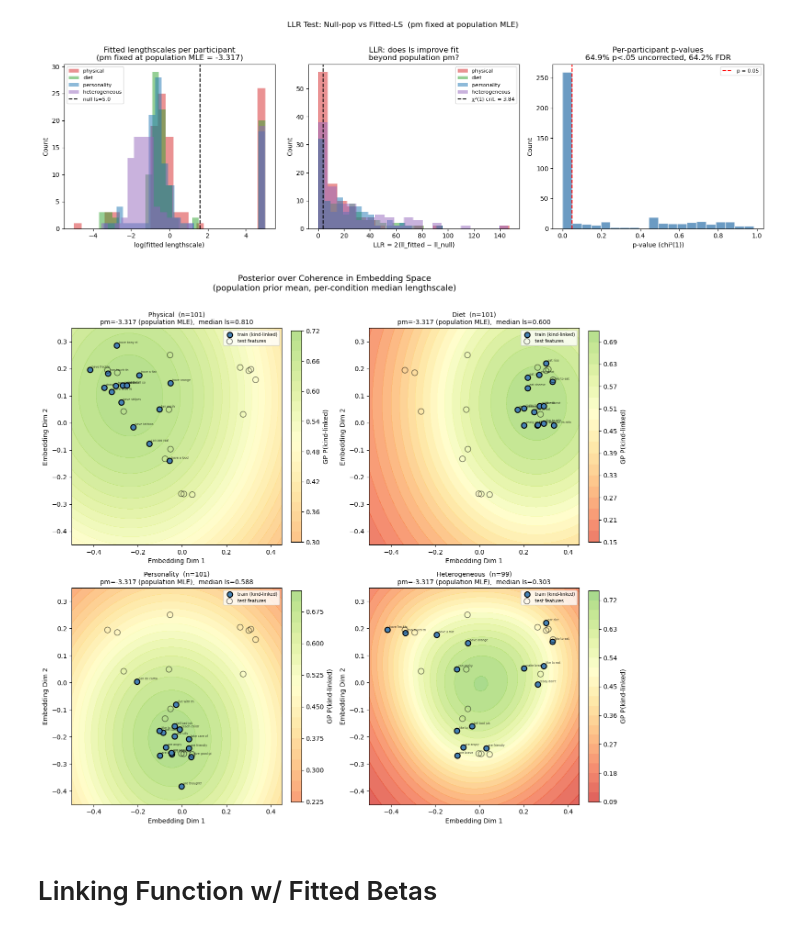
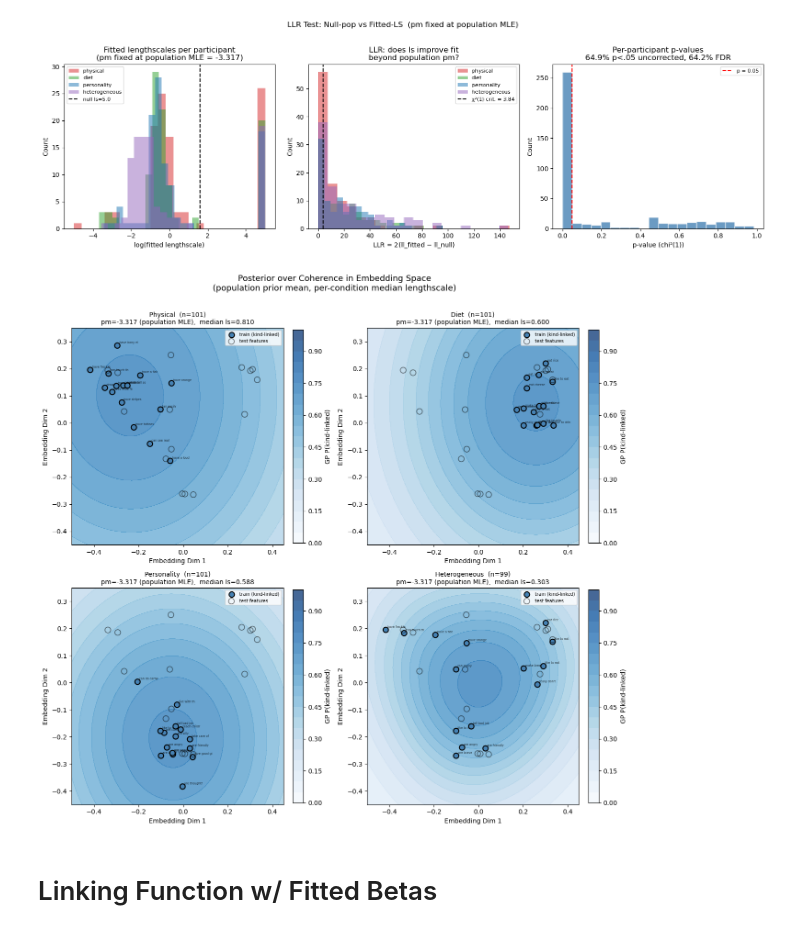
Before and after one commit to mariannazhang/compgenerics, a Jupyter notebook: model/gp/model-gp-study9.ipynb, the cells around one changed output. Drawn from its saved outputs; the diff is of its cells as text; code cells hidden in the pictures.

Commit message:
changing cmap to Blues

```diff
--- a/model/gp/model-gp-study9.ipynb
+++ b/model/gp/model-gp-study9.ipynb
@@ -1409,40 +1409,40 @@ def plot_pop_conditions_summary(grid_resolution=50):
         )
         probs_grid = np.array(probs_grid).reshape(xx.shape)
 
-        im = ax.contourf(xx, yy, probs_grid, levels=20, cmap='RdYlGn',
+        im = ax.contourf(xx, yy, probs_grid, levels=np.linspace(0, 1, 21), cmap='Blues',
                          alpha=0.75, vmin=0, vmax=1)
         plt.colorbar(im, ax=ax, label='GP P(kind-linked)', fraction=0.046, pad=0.04)
 
         ax.scatter(np.array(X_tr)[:, 0], np.array(X_tr)[:, 1],
                    c='steelblue', s=70, edgecolors='black', linewidths=1.5,
                    zorder=5, label='train (kind-linked)')
         for j, name in enumerate(train_names):
             ax.annotate(name[:12], (float(X_tr[j, 0]), float(X_tr[j, 1])),
                         fontsize=4.5, alpha=0.75, xytext=(3, 3), textcoords='offset points')
 
         ax.scatter(np.array(X_test)[:, 0], np.array(X_test)[:, 1],
                    facecolors='none', edgecolors='black', linewidths=1.2,
                    s=80, alpha=0.5, zorder=6, label='test features')
 
         ax.set_xlim(-0.5, 0.45);  ax.set_ylim(-0.45, 0.35)
         ax.set_xlabel('Embedding Dim 1')
         ax.set_ylabel('Embedding Dim 2')
         ax.set_title(
             f'{cond_labels[cond]}  (n={n})\n'
             f'pm={pm_population:.3f} (population MLE),  median ls={med_ls:.3f}',
             fontsize=10
         )
         ax.legend(fontsize=7, loc='upper right')
 
     plt.suptitle('Posterior over Coherence in Embedding Space\n'
                  '(population prior mean, per-condition median lengthscale)',
                  fontsize=13, y=1.01)
     plt.tight_layout()
     plt.show()
 
 plot_pop_conditions_summary()
 # %% [output]
-[figure, old version]
+[figure, new version]
 # %% [markdown]
 # Linking Function w/ Fitted Betas
 # %%
```
Also changed, not shown: parts of 4 cells of this notebook.
